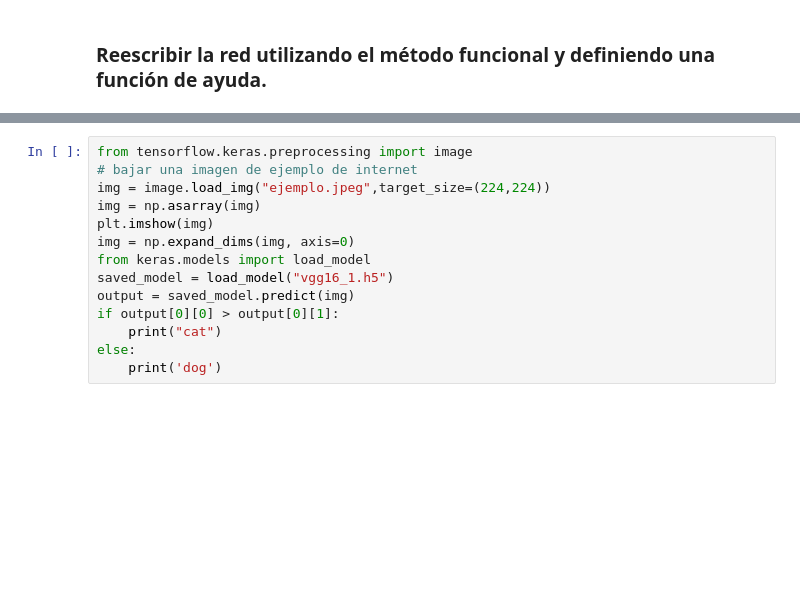
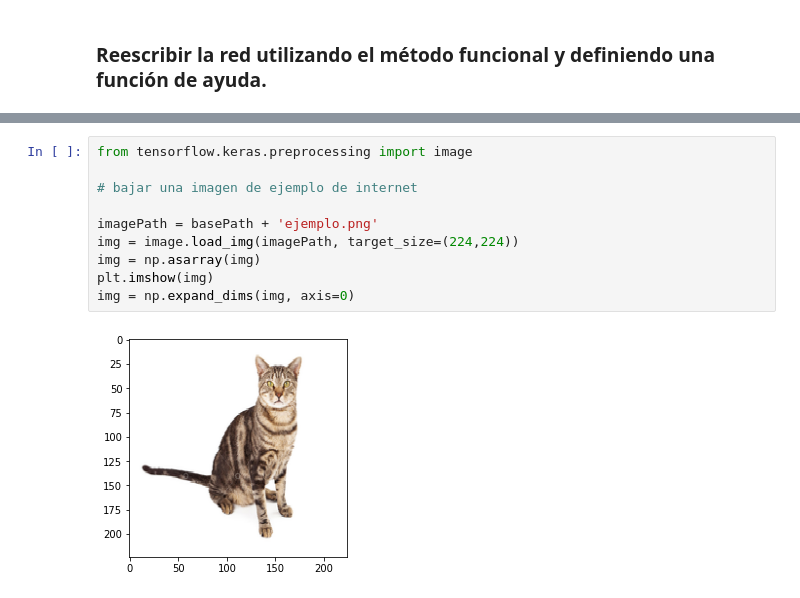
Before and after one commit to mluzu/vcii, a Jupyter notebook: clase3/VGG16_con_Keras.ipynb, the cells around one changed output, grey strips where cells are left out. Cells and saved outputs as stored; diff of their text form; blank space fills up the shorter version.

```diff
--- a/clase3/VGG16_con_Keras.ipynb
+++ b/clase3/VGG16_con_Keras.ipynb
@@ -132,14 +177,12 @@ plt.show()
 # %%
 from tensorflow.keras.preprocessing import image
+
 # bajar una imagen de ejemplo de internet
-img = image.load_img("ejemplo.jpeg",target_size=(224,224))
+
+imagePath = basePath + 'ejemplo.png'
+img = image.load_img(imagePath, target_size=(224,224))
 img = np.asarray(img)
 plt.imshow(img)
 img = np.expand_dims(img, axis=0)
-from keras.models import load_model
-saved_model = load_model("vgg16_1.h5")
-output = saved_model.predict(img)
-if output[0][0] > output[0][1]:
-    print("cat")
-else:
-    print('dog')
+# %% [output]
+[figure, added]
```
Also changed, not shown: parts of 12 cells of this notebook, 9 other files.
